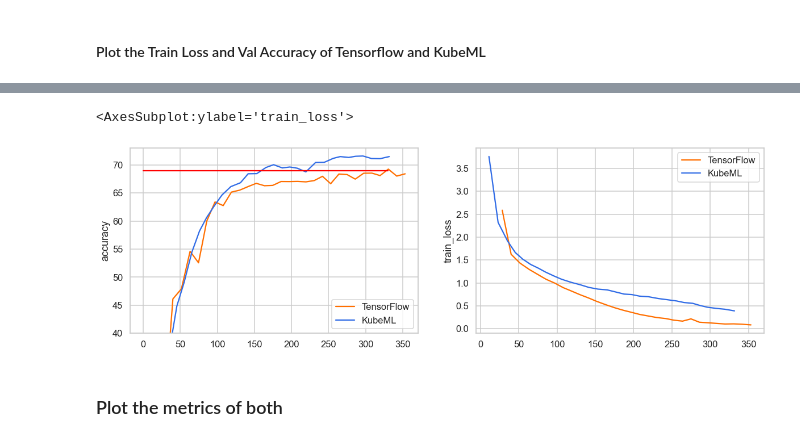
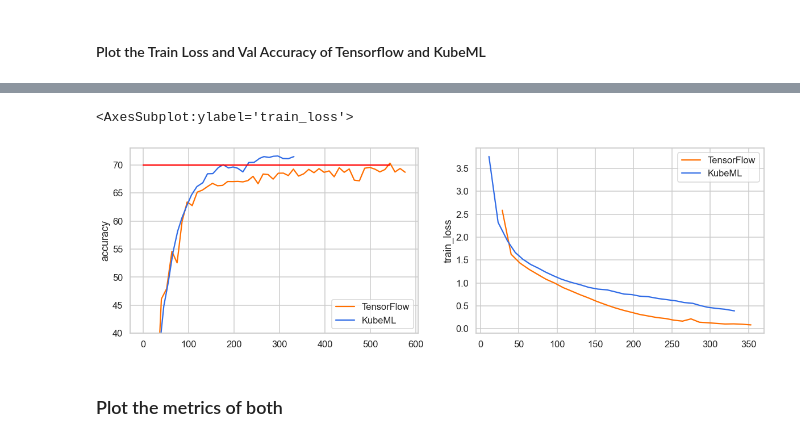
Before and after one commit to DiegoStock12/kubeml, a Jupyter notebook: ml/experiments/insights.ipynb, the cells around one changed output, grey strips where cells are left out. Cells and saved outputs as stored; diff of their text form; code cells hidden in the pictures.

```diff
--- a/ml/experiments/insights.ipynb
+++ b/ml/experiments/insights.ipynb
@@ -529,14 +546,14 @@ f, (ax1, ax2) = plt.subplots(1, 2, sharey=False, figsize=(20, 6))
 # get the best results
 tf = r[r.system=='tensorflow']
 ml = r[r.system =='kubeml']
-sample = r.iloc[2]
+sample = tf.iloc[2]
 kubesample = r.iloc[61]
 
 # sort for tta69 and show
 
 # 1) plot the validation accuracy of TF
-sns.lineplot(x=sample.epoch_duration[:30],
-             y=sample.accuracy[:30],
+sns.lineplot(x=sample.epoch_duration[:50],
+             y=sample.accuracy[:50],
              data=sample,
             ax=ax1,
             label='TensorFlow',
@@ -549,37 +566,36 @@ sns.lineplot(x=kubesample.epoch_duration,
             ax=ax1,
             label='KubeML',
             color='#316CE6')
 
 ax1.set_ylim([40, 73])
 
 
 
 # plot the line at 69%
-sns.lineplot(x=range(int(kubesample.time)),
-            y=69,
+sns.lineplot(x=range(int(sample.tta_70)),
+            y=70,
             ax=ax1,
             color='red')
 
-ax1.s
 
 # 3) Plot the train loss
 sns.lineplot(x=sample.epoch_duration[:30],
              y=sample.train_loss[:30],
              data=sample,
             ax=ax2,
             label='TensorFlow',
             color='#FF6F00')
 
 # 3) Plot the train loss
 sns.lineplot(x=kubesample.epoch_duration,
              y='train_loss',
              data=kubesample,
             ax=ax2,
             label='KubeML',
             color='#316CE6')
 # %% [output]
 <AxesSubplot:ylabel='train_loss'>
-[figure, old version]
+[figure, new version]
 # %% [markdown]
 ### Plot the metrics of both
 # %%
```
Also changed, not shown: parts of 1 cell of this notebook, 9 other files.
